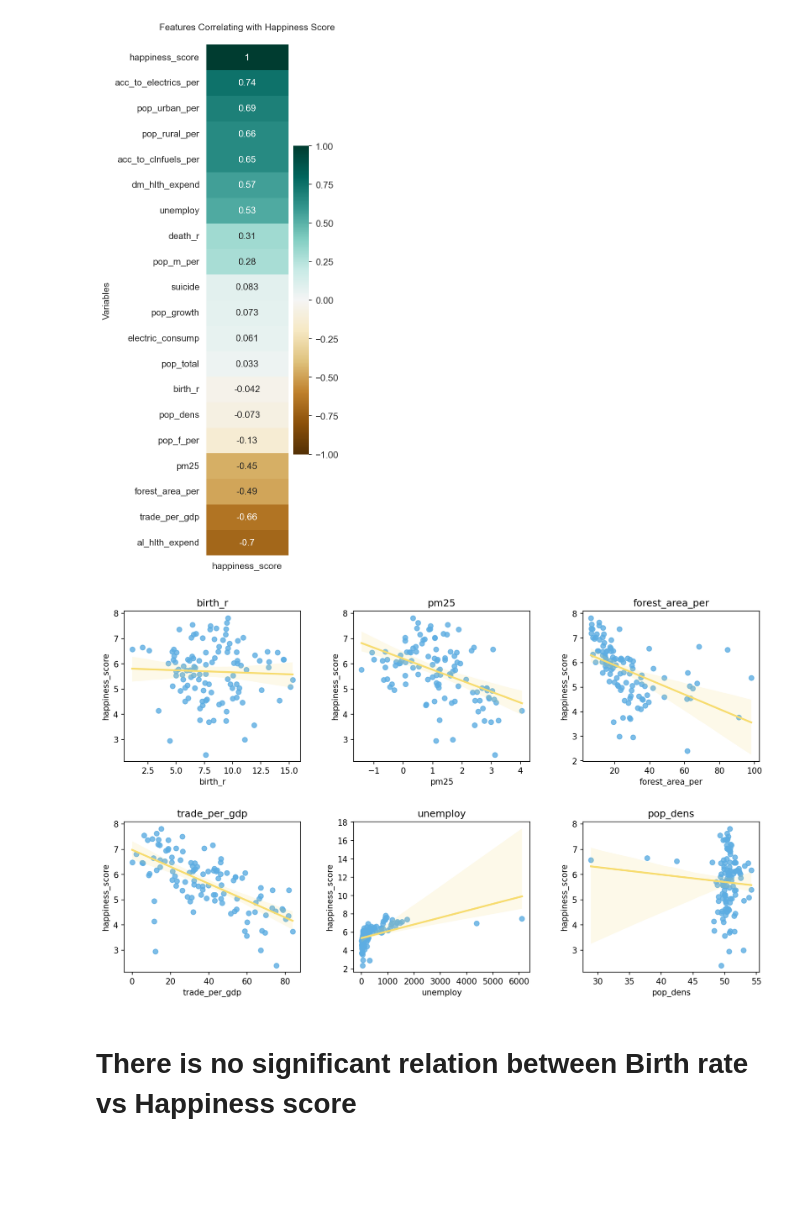
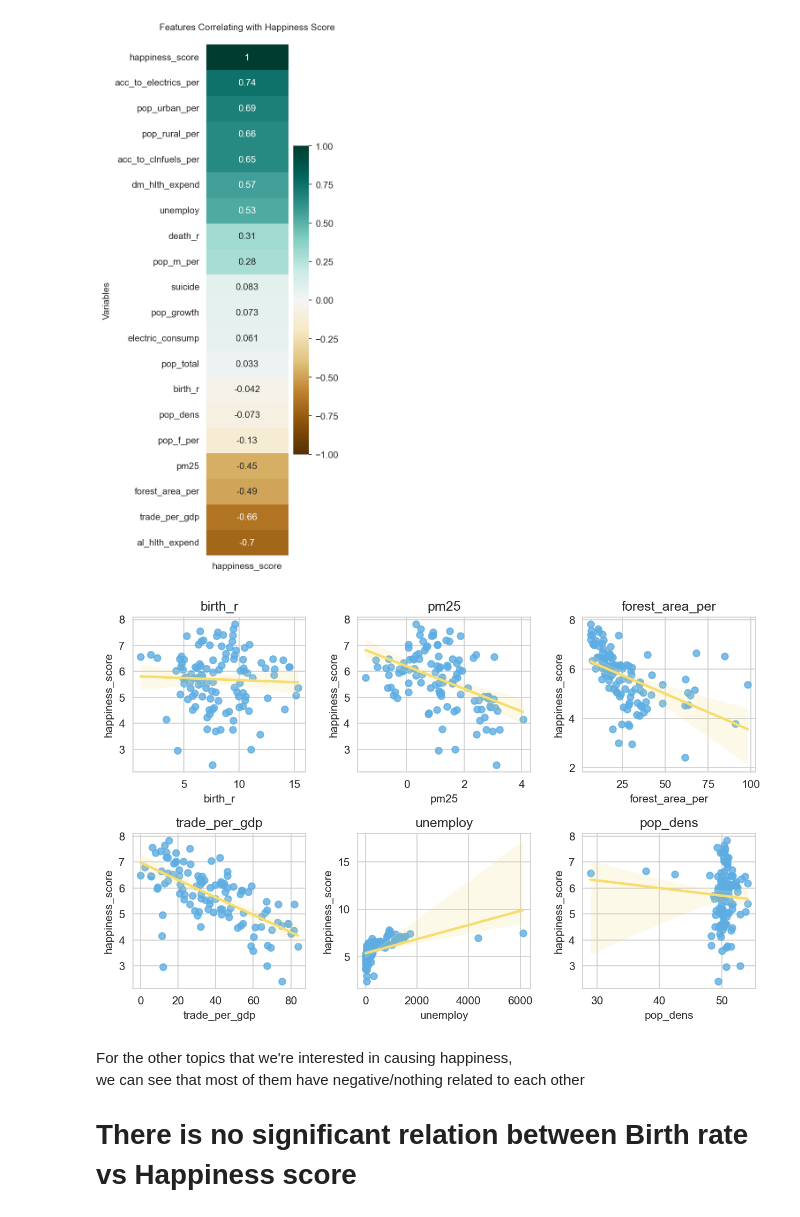
Before and after one commit to HikariJadeEmpire/TH_WLRD_Happiness_Project, a Jupyter notebook: WH_CodeSpace.ipynb, the cells around one changed output. Drawn from its saved outputs; the diff is of its cells as text; code cells hidden in the pictures; blank space fills up the shorter version.

```diff
--- a/WH_CodeSpace.ipynb
+++ b/WH_CodeSpace.ipynb
@@ -384,3 +384,18 @@ heatmap.set( ylabel='Variables')
 [Text(-6.41666666666668, 0.5, 'Variables')]
 [figure]
 [figure]
+# %%
+ptopic = [ 'life_lad','gdp_per_cap','social_sup',
+    'health','life_choice','generosity','corruption','pos_aff',
+    'neg_aff','conf_in_gov' ]
+
+# Correlation Plot
+
+plt.style.use('fast')
+plt.figure(figsize=(18,8), dpi=150)
+
+for i,j in enumerate(ptopic):
+    plt.subplot(2, 5, i+1)
+    sns.regplot(x=j, y="happiness_score", data = nm_wh , scatter_kws={"color": "#5DADE2"}, line_kws={"color": "#F7DC6F"} )
+    plt.title(f"{j}")
+    plt.subplots_adjust( wspace=0.3, hspace=0.4 )
@@ -825,19 +842,20 @@ heatmap.set( ylabel='Variables')
 [figure]
 [figure]
 # %%
-oth_topic = [ "birth_r","pm25","forest_area_per","trade_per_gdp","unemploy","pop_dens" ]
+othr_topic = [ "birth_r","pm25","forest_area_per","trade_per_gdp","unemploy","pop_dens" ]
 
 # Correlation Plot
 
-plt.style.use('default')
-plt.figure(figsize=(14,8), dpi=150)
+plt.style.use('fast')
+plt.figure(figsize=(10,6), dpi=150)
 
-for i,j in enumerate(oth_topic):
+for i,j in enumerate(othr_topic):
     plt.subplot(2, 3, i+1)
     sns.regplot(x=j, y="happiness_score", data = newdf_mean , scatter_kws={"color": "#5DADE2"}, line_kws={"color": "#F7DC6F"} )
     plt.title(f"{j}")
     plt.subplots_adjust( wspace=0.3, hspace=0.4 )
 # %% [output]
-[figure, old version]
+[figure, new version]
-# %% [markdown]
-# There is no significant relation between Birth rate vs Happiness score
+# %% [markdown]
+For the other topics that we're interested in causing happiness, <br> we can see that most of them have negative/nothing related to each other
+# There is no significant relation between Birth rate vs Happiness score
```
Also changed, not shown: parts of 1 cell of this notebook.
